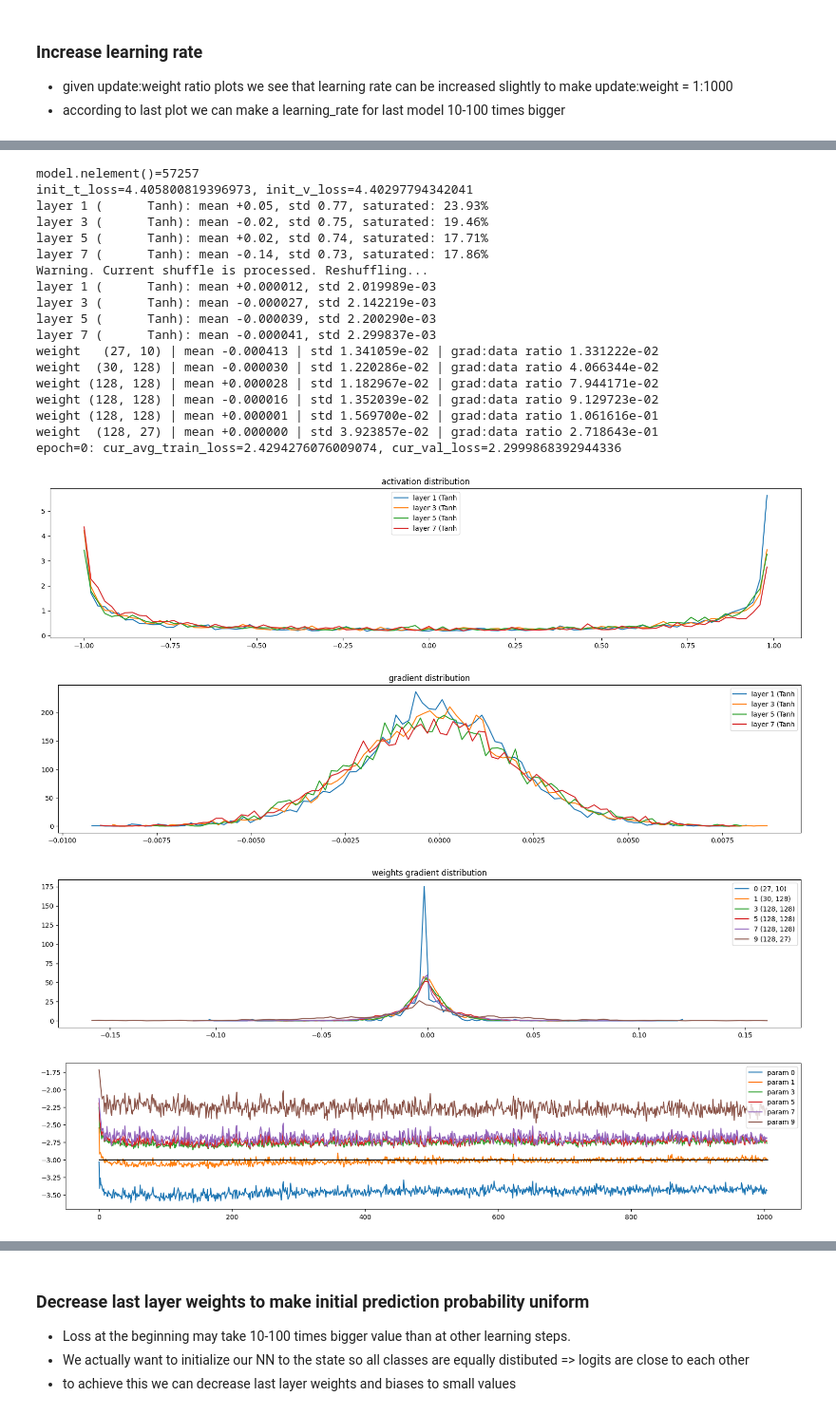
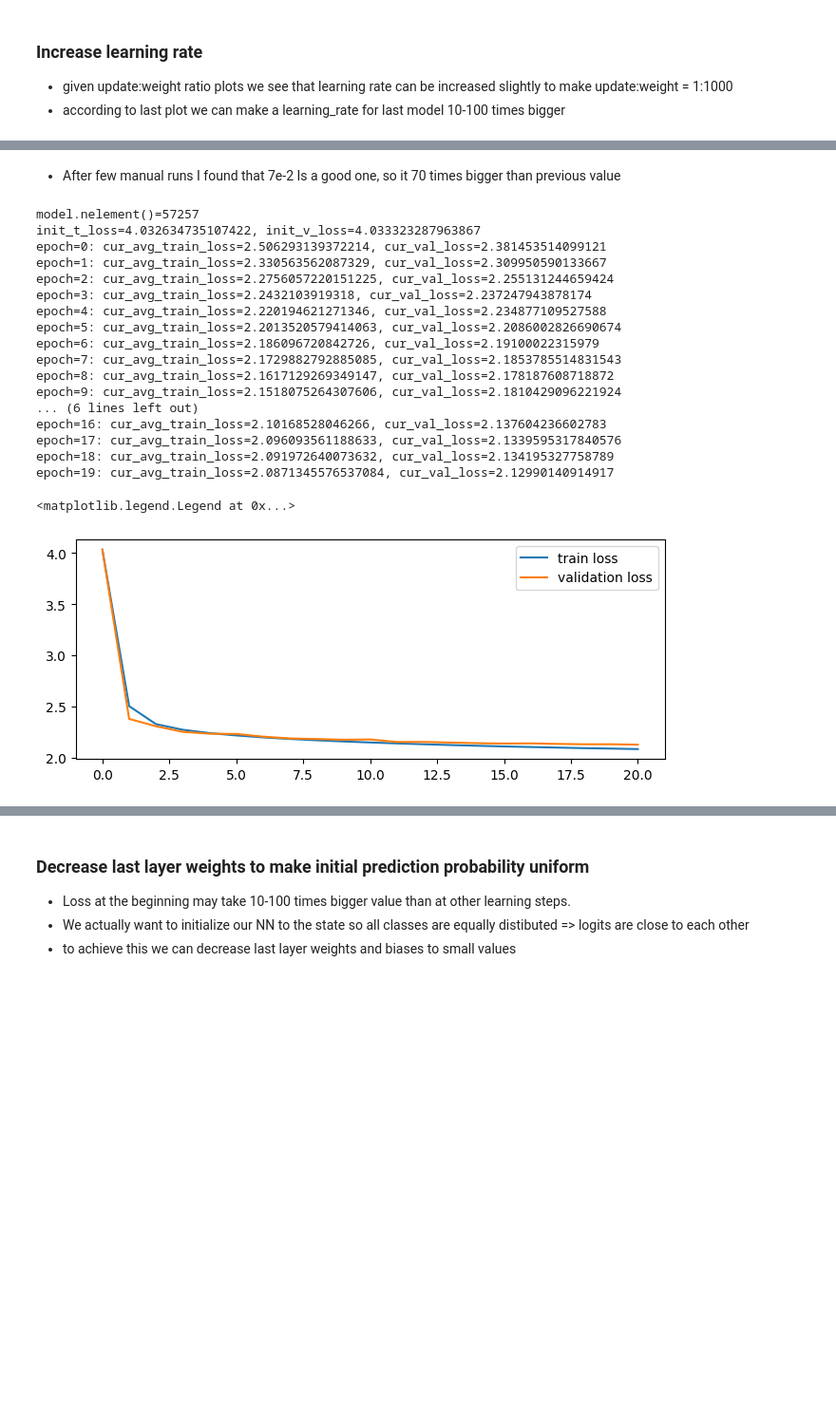
Before and after one commit to ReemBer/makemore-tutorial, a Jupyter notebook: MLP, Activations and gradient visualizations, Sophisticated initializations.ipynb, the cells around one changed output, grey strips where cells are left out. Shown at 95% size. Drawn from its saved outputs; the diff is of its cells as text; code cells hidden in the pictures; blank space fills up the shorter version.

```diff
--- a/MLP, Activations and gradient visualizations, Sophisticated initializations.ipynb
+++ b/MLP, Activations and gradient visualizations, Sophisticated initializations.ipynb
@@ -482,18 +508,12 @@ def visualize_gradient_to_weight_ratio(optimizer):
 # %%
 g = torch.Generator(device=device).manual_seed(7877)
-
-train_ds = TensorDataset(train_X, train_y)
-val_ds   = TensorDataset(val_X, val_y, device)
 
 model = MultiLayerPerceptron(vocab_size, block_size, n_emb=10, n_hidden=128, device=device, gen=g)
 lr_provider = ConstatntLr(1e-3)
 optimizer   = SgdOptimizer(model.parameters(), lr_provider)
 print(f"{model.nelement()=}")
 
-init_t_loss = F.cross_entropy(model(train_X.to(device)), train_y.to(device)).item()
-init_v_loss = F.cross_entropy(model(val_X.to(device)), val_y.to(device)).item()
-print(f"{init_t_loss=}, {init_v_loss=}")
-plot_forward_activations(model, layer_type=Tanh)
+plot_initialization_statistics(model, optimizer, train_ds, val_ds, device=device)
 # %% [output]
 model.nelement()=57257
 init_t_loss=24.352346420288086, init_v_loss=24.18595314025879
@@ -891,48 +866,42 @@ tensor(2.5255)
+# %% [markdown]
+- After few manual runs I found that 7e-2 Is a good one, so it 70 times bigger than previous value
 # %%
-g = torch.Generator(device=device).manual_seed(7877)
-model = MultiLayerPerceptron(
-    vocab_size,
-    block_size,
-    n_emb=10,
-    n_hidden=128,
-    linear_layer=LinearWithGain,
-    device=device,
-    gen=g
-)
+model = MultiLayerPerceptron(vocab_size, block_size, n_emb=10, n_hidden=128, linear_layer=LinearNormalized, device=device, gen=g)
 lr_provider = ConstatntLr(7e-2)
 optimizer   = SgdOptimizer(model.parameters(), lr_provider)
 print(f"{model.nelement()=}")
 
 init_t_loss = F.cross_entropy(model(train_X.to(device)), train_y.to(device)).item()
 init_v_loss = F.cross_entropy(model(val_X.to(device)), val_y.to(device)).item()
 print(f"{init_t_loss=}, {init_v_loss=}")
-plot_forward_activations(model, layer_type=Tanh)
-mb_X, mb_y = train_ds.get_mini_batch(64, device)
-train_step(model, mb_X, mb_y, optimizer)
-plot_backward_gradients(model, Tanh)
-visualize_weights_gradients(model)
-t_loss, v_loss = train(model, train_ds, val_ds, epoches=1, batch_size=182, optimizer=optimizer)
-visualize_gradient_to_weight_ratio(optimizer)
+
+train_ds.reshuffle()
+val_ds.reshuffle()
+t_loss, v_loss = train(model, train_ds, val_ds, epoches=20, batch_size=182, optimizer=optimizer)
+t_loss = [init_t_loss] + t_loss
+v_loss = [init_v_loss] + v_loss
+
+plt.figure(figsize=(8,3))
+plt.plot(np.array(t_loss), label = 'train loss')
+plt.plot(np.array(v_loss), label = 'validation loss')
+plt.legend()
 # %% [output]
 model.nelement()=57257
-init_t_loss=4.405800819396973, init_v_loss=4.40297794342041
-layer 1 (      Tanh): mean +0.05, std 0.77, saturated: 23.93%
-layer 3 (      Tanh): mean -0.02, std 0.75, saturated: 19.46%
-layer 5 (      Tanh): mean +0.02, std 0.74, saturated: 17.71%
-layer 7 (      Tanh): mean -0.14, std 0.73, saturated: 17.86%
-Warning. Current shuffle is processed. Reshuffling...
-layer 1 (      Tanh): mean +0.000012, std 2.019989e-03
-layer 3 (      Tanh): mean -0.000027, std 2.142219e-03
-layer 5 (      Tanh): mean -0.000039, std 2.200290e-03
-layer 7 (      Tanh): mean -0.000041, std 2.299837e-03
-weight   (27, 10) | mean -0.000413 | std 1.341059e-02 | grad:data ratio 1.331222e-02
-weight  (30, 128) | mean -0.000030 | std 1.220286e-02 | grad:data ratio 4.066344e-02
-weight (128, 128) | mean +0.000028 | std 1.182967e-02 | grad:data ratio 7.944171e-02
-weight (128, 128) | mean -0.000016 | std 1.352039e-02 | grad:data ratio 9.129723e-02
-weight (128, 128) | mean +0.000001 | std 1.569700e-02 | grad:data ratio 1.061616e-01
-weight  (128, 27) | mean +0.000000 | std 3.923857e-02 | grad:data ratio 2.718643e-01
-epoch=0: cur_avg_train_loss=2.4294276076009074, cur_val_loss=2.2999868392944336
+init_t_loss=4.032634735107422, init_v_loss=4.033323287963867
+epoch=0: cur_avg_train_loss=2.506293139372214, cur_val_loss=2.381453514099121
+epoch=1: cur_avg_train_loss=2.330563562087329, cur_val_loss=2.309950590133667
+epoch=2: cur_avg_train_loss=2.2756057220151225, cur_val_loss=2.255131244659424
+epoch=3: cur_avg_train_loss=2.2432103919318, cur_val_loss=2.237247943878174
+epoch=4: cur_avg_train_loss=2.220194621271346, cur_val_loss=2.234877109527588
+epoch=5: cur_avg_train_loss=2.2013520579414063, cur_val_loss=2.2086002826690674
+epoch=6: cur_avg_train_loss=2.186096720842726, cur_val_loss=2.19100022315979
+epoch=7: cur_avg_train_loss=2.1729882792885085, cur_val_loss=2.1853785514831543
+epoch=8: cur_avg_train_loss=2.1617129269349147, cur_val_loss=2.178187608718872
+epoch=9: cur_avg_train_loss=2.1518075264307606, cur_val_loss=2.1810429096221924
+... (6 lines left out)
+epoch=16: cur_avg_train_loss=2.10168528046266, cur_val_loss=2.137604236602783
+epoch=17: cur_avg_train_loss=2.096093561188633, cur_val_loss=2.1339595317840576
+epoch=18: cur_avg_train_loss=2.091972640073632, cur_val_loss=2.134195327758789
+epoch=19: cur_avg_train_loss=2.0871345576537084, cur_val_loss=2.12990140914917
+<matplotlib.legend.Legend at 0x...>
-[figure, old version]
+[figure, new version]
-[figure, removed]
-[figure, removed]
-[figure, removed]
```
Also changed, not shown: parts of 47 cells of this notebook.
